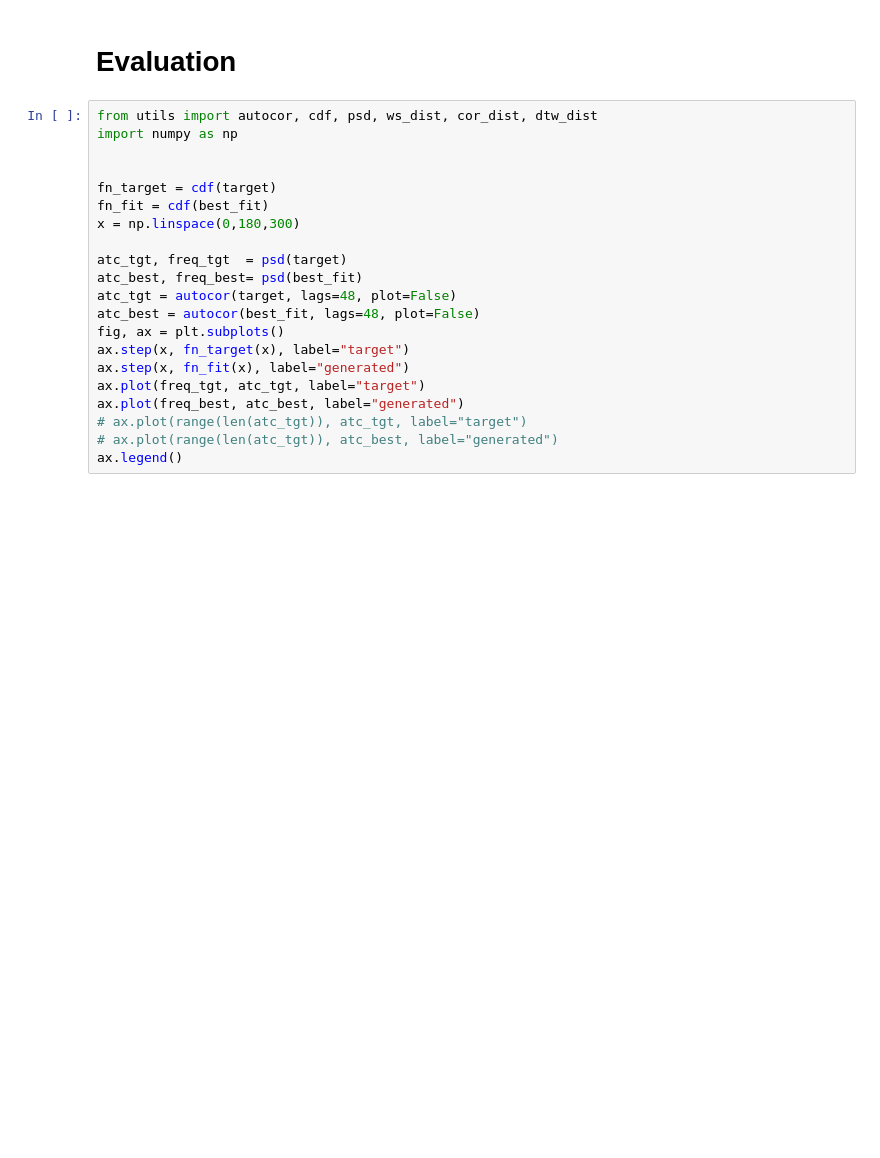
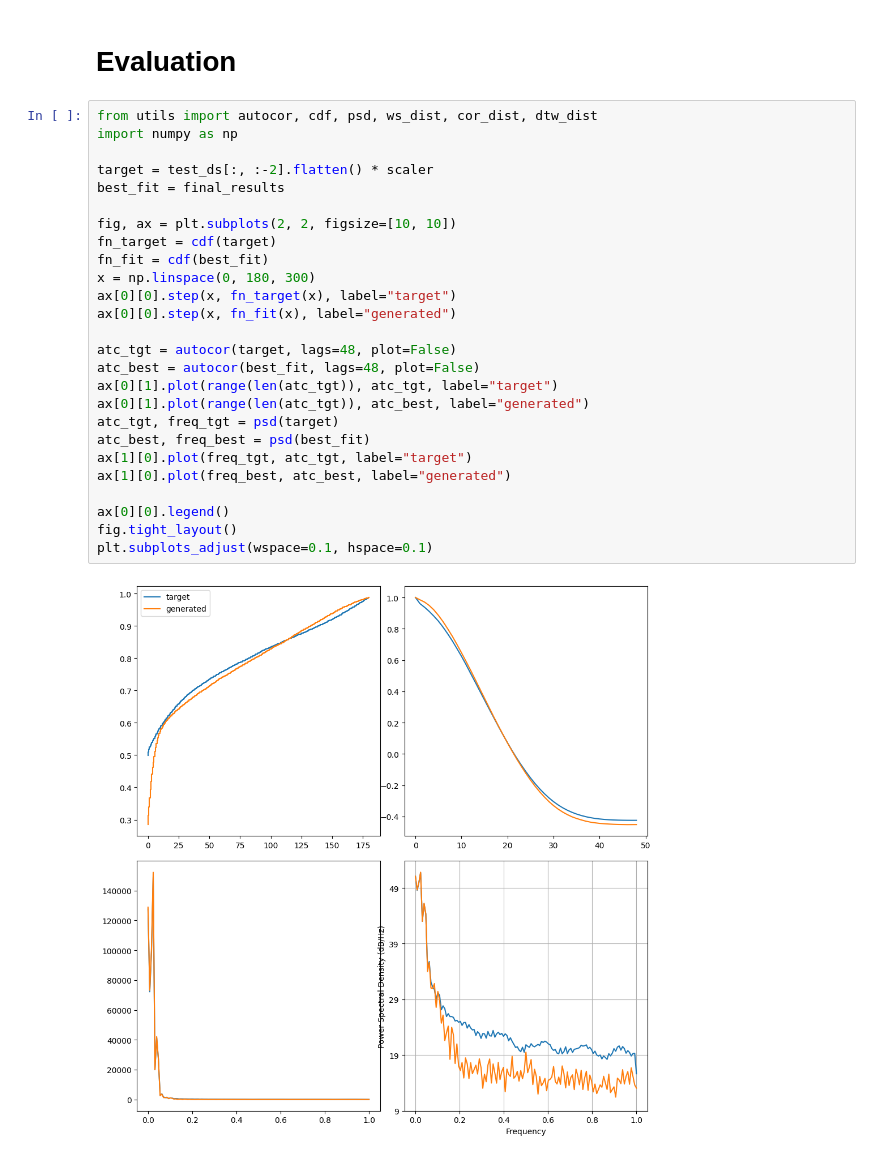
Before and after one commit to WillWang1113/Conditional_Wasserstein_GAN, a Jupyter notebook: test.ipynb, the cells around one changed output. Saved outputs shown, nothing was run; the diff lists cells and outputs as text; blank space fills up the shorter version.

```diff
--- a/test.ipynb
+++ b/test.ipynb
@@ -176,21 +223,28 @@ plt.legend()
 # %%
 from utils import autocor, cdf, psd, ws_dist, cor_dist, dtw_dist
 import numpy as np
 
+target = test_ds[:, :-2].flatten() * scaler
+best_fit = final_results
 
+fig, ax = plt.subplots(2, 2, figsize=[10, 10])
 fn_target = cdf(target)
 fn_fit = cdf(best_fit)
-x = np.linspace(0,180,300)
+x = np.linspace(0, 180, 300)
+ax[0][0].step(x, fn_target(x), label="target")
+ax[0][0].step(x, fn_fit(x), label="generated")
 
-atc_tgt, freq_tgt  = psd(target)
-atc_best, freq_best= psd(best_fit)
 atc_tgt = autocor(target, lags=48, plot=False)
 atc_best = autocor(best_fit, lags=48, plot=False)
-fig, ax = plt.subplots()
-ax.step(x, fn_target(x), label="target")
-ax.step(x, fn_fit(x), label="generated")
-ax.plot(freq_tgt, atc_tgt, label="target")
-ax.plot(freq_best, atc_best, label="generated")
-# ax.plot(range(len(atc_tgt)), atc_tgt, label="target")
-# ax.plot(range(len(atc_tgt)), atc_best, label="generated")
-ax.legend()
+ax[0][1].plot(range(len(atc_tgt)), atc_tgt, label="target")
+ax[0][1].plot(range(len(atc_tgt)), atc_best, label="generated")
+atc_tgt, freq_tgt = psd(target)
+atc_best, freq_best = psd(best_fit)
+ax[1][0].plot(freq_tgt, atc_tgt, label="target")
+ax[1][0].plot(freq_best, atc_best, label="generated")
+
+ax[0][0].legend()
+fig.tight_layout()
+plt.subplots_adjust(wspace=0.1, hspace=0.1)
+# %% [output]
+[figure, added]
```
Also changed, not shown: parts of 9 cells of this notebook, 12 other files.
